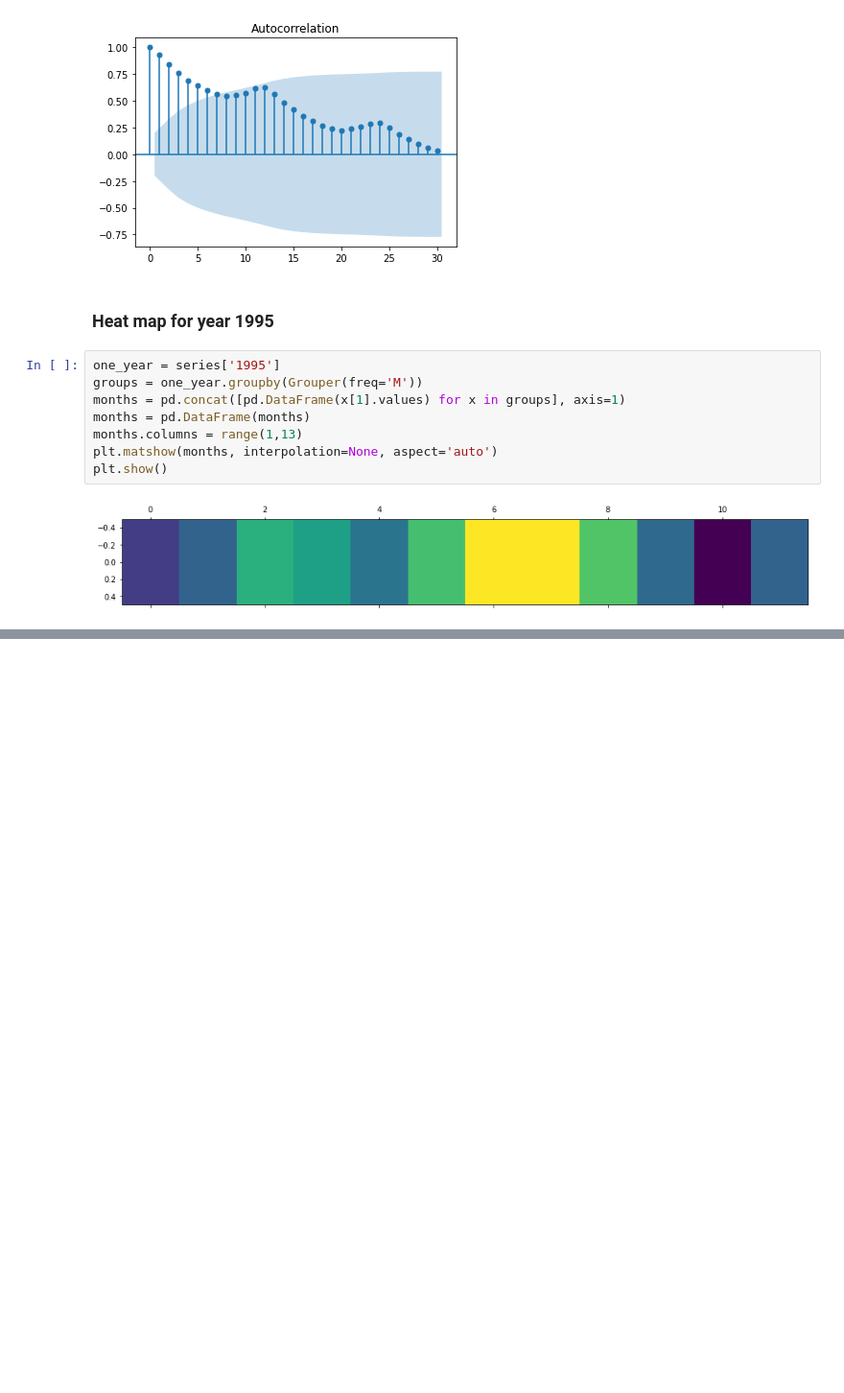
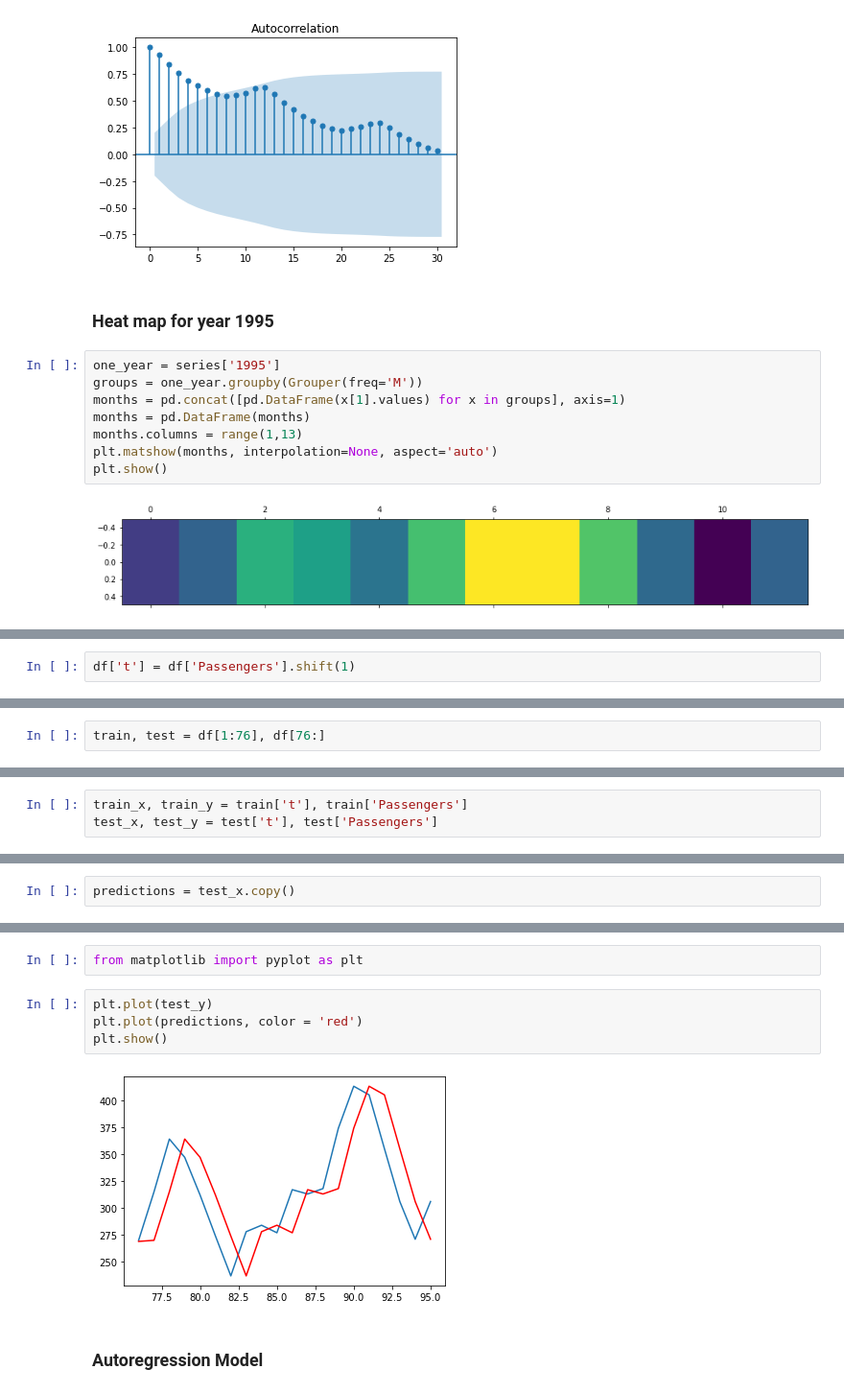
Before and after one commit to VaijanathSawrate/Forcasting, a Jupyter notebook: A_Forecasting_Airlines data.ipynb, the cells around one changed output, grey strips where cells are left out. Shown: that part at 96% size. Cells and saved outputs as stored; diff of their text form; blank space fills up the shorter version.

```diff
--- a/A_Forecasting_Airlines data.ipynb
+++ b/A_Forecasting_Airlines data.ipynb
@@ -112,0 +215,2 @@ plt.show()
+# %%
+df['t'] = df['Passengers'].shift(1)
@@ -112,0 +226,2 @@ plt.show()
+# %%
+train, test = df[1:76], df[76:]
@@ -112,0 +237,3 @@ plt.show()
+# %%
+train_x, train_y = train['t'], train['Passengers']
+test_x, test_y = test['t'], test['Passengers']
@@ -112,0 +242,2 @@ plt.show()
+# %%
+predictions = test_x.copy()
@@ -112,0 +272,10 @@ plt.show()
+# %%
+from matplotlib import pyplot as plt
+# %%
+plt.plot(test_y)
+plt.plot(predictions, color = 'red')
+plt.show()
+# %% [output]
+[figure, added]
+# %% [markdown]
+### Autoregression Model
```
Also changed, not shown: parts of 109 cells of this notebook.
